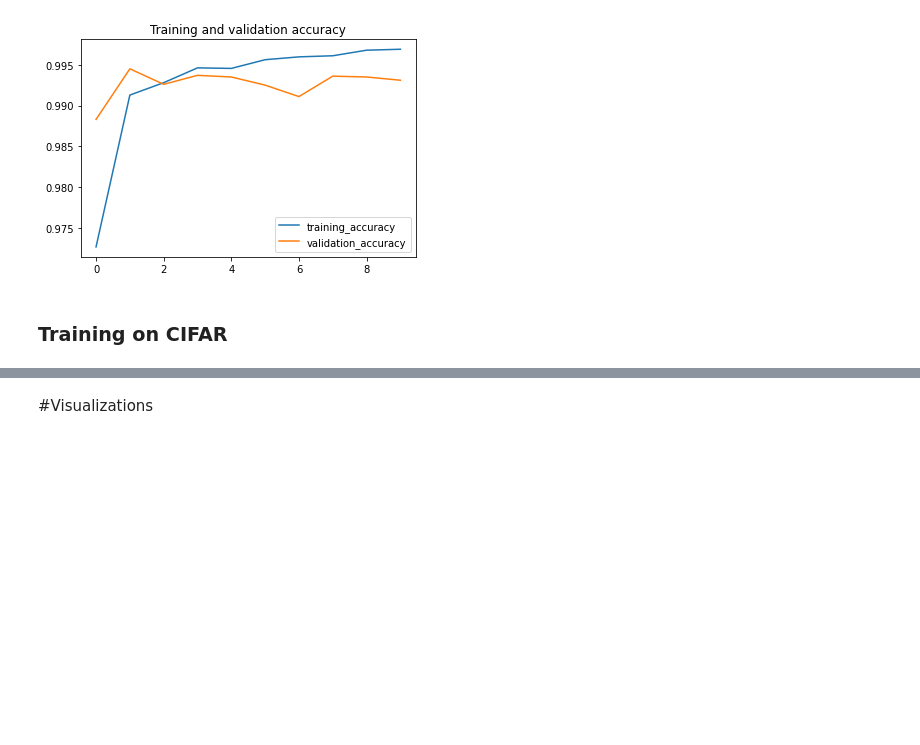
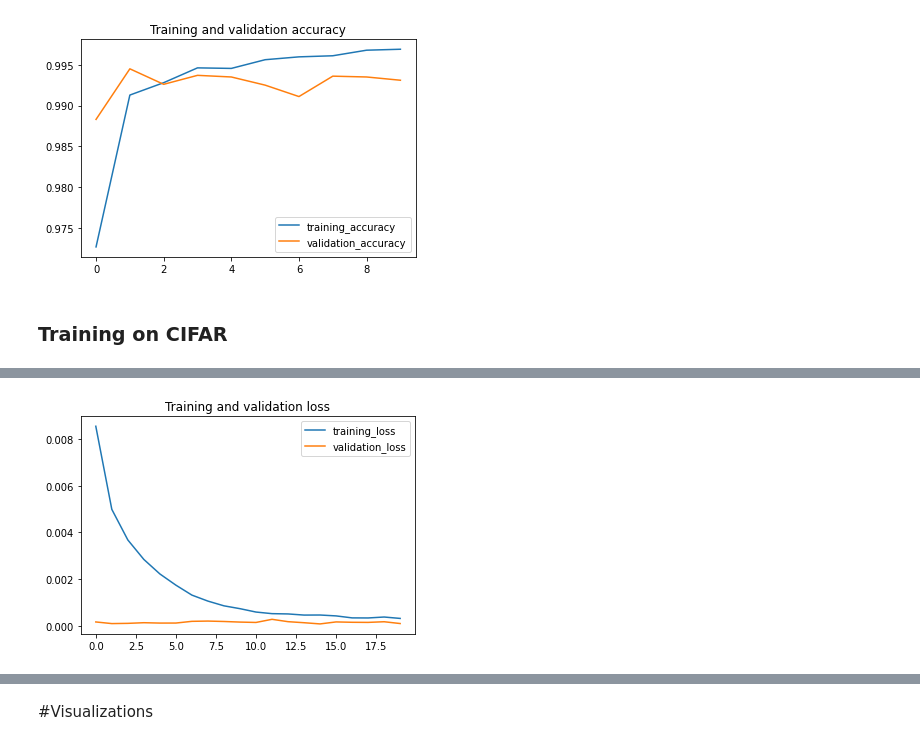
Before and after one commit to khalit7/Computer_Vision_Models_Analysis, a Jupyter notebook: Image_classification.ipynb, the cells around one changed output, grey strips where cells are left out. Cells and saved outputs as stored; diff of their text form; code cells hidden in the pictures; blank space fills up the shorter version.

Commit message:
Trained Residual GoogleNet model on CIFAR

```diff
--- a/Image_classification.ipynb
+++ b/Image_classification.ipynb
@@ -1020,6 +1023,6 @@ res_googlenet = ResGooglenet().to(device)
 # First we define the optimizer
 optimizer = torch.optim.Adam(res_googlenet.parameters(), lr=3e-4)
 # select path to save best model
-save_path = base_path + "ResGooglenet/best_MNIST"
+save_path = base_path + "ResGooglenet/best_CIFAR"
 #
-training_loss_history,training_acc_history,val_loss_history,val_acc_history = train(res_googlenet,optimizer,CIFAR_train,CIFAR_val,num_epochs=NUM_EPOCHS,save_path=save_path,evaluate_every_epoch=1)
+training_loss_history,training_acc_history,val_loss_history,val_acc_history = train(res_googlenet,optimizer,CIFAR_train,CIFAR_val,num_epochs=20,save_path=save_path,evaluate_every_epoch=1)
@@ -1034,0 +1064,4 @@ np.save(base_path + "ResGooglenet/CIFAR_val_acc.npy",np.array(val_acc_history))
+# %%
+plot_helper("Training and validation loss",training_loss = training_loss_history,validation_loss = val_loss_history)
+# %% [output]
+[figure, added]
```
Also changed, not shown: parts of 5 cells of this notebook.
